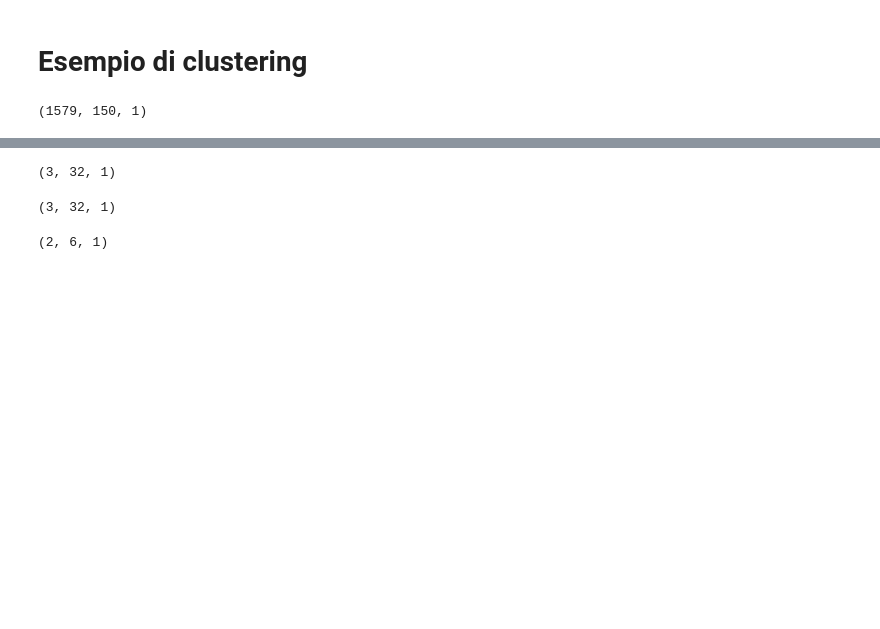
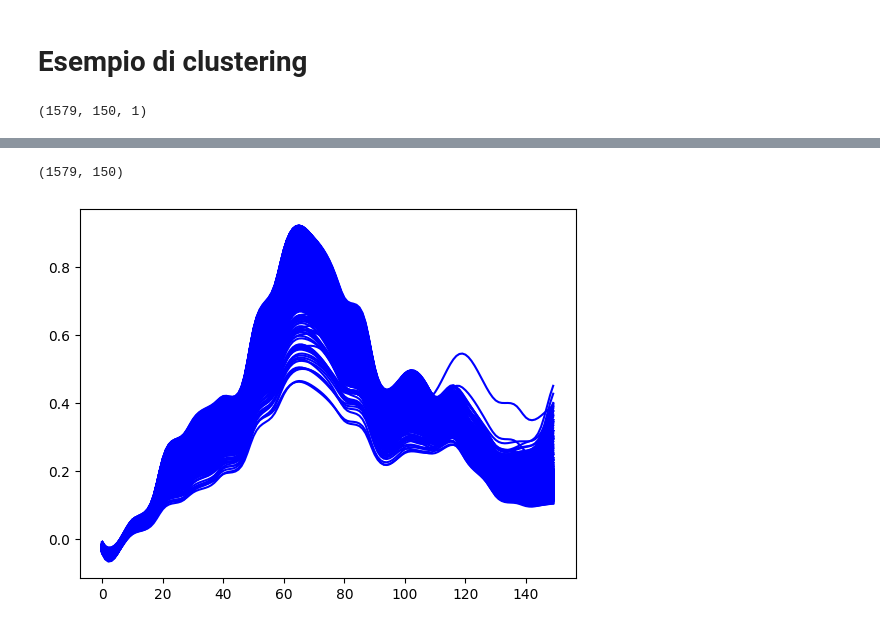
Before and after one commit to Simone-Scalella/BigDataProject, a Jupyter notebook: BigDataProject.ipynb, the cells around one changed output, grey strips where cells are left out. Drawn from its saved outputs; the diff is of its cells as text; code cells hidden in the pictures; blank space fills up the shorter version.

```diff
--- a/BigDataProject.ipynb
+++ b/BigDataProject.ipynb
@@ -48,4 +78,0 @@ km_dba = TimeSeriesKMeans(n_clusters=3, metric="dtw", max_iter=5,
-# %%
-km_dba.cluster_centers_.shape
-# %% [output]
-(3, 32, 1)
@@ -57,4 +78,0 @@ km_sdtw = TimeSeriesKMeans(n_clusters=3, metric="softdtw", max_iter=5,
-# %%
-km_sdtw.cluster_centers_.shape
-# %% [output]
-(3, 32, 1)
@@ -67,4 +79,13 @@ km = TimeSeriesKMeans(n_clusters=2, max_iter=5,
-# %%
-km.cluster_centers_.shape
-# %% [output]
-(2, 6, 1)
+# %%
+with open('./pickles/allPixelNDVIPoly.pickle', 'rb') as handle:
+    allPixelNDVIPoly = pickle.load(handle)
+print(allPixelNDVIPoly.shape) #fix duplicate plot
+# %% [output]
+(1579, 150)
+# %%
+for a in range(0,allPixelNDVIPoly.shape[0]):
+    plt.plot(range(0,150),allPixelNDVIPoly[a,:],color='blue')
+
+plt.show()
+# %% [output]
+[figure, added]
```
Also changed, not shown: parts of 14 cells of this notebook, 3 other files.
